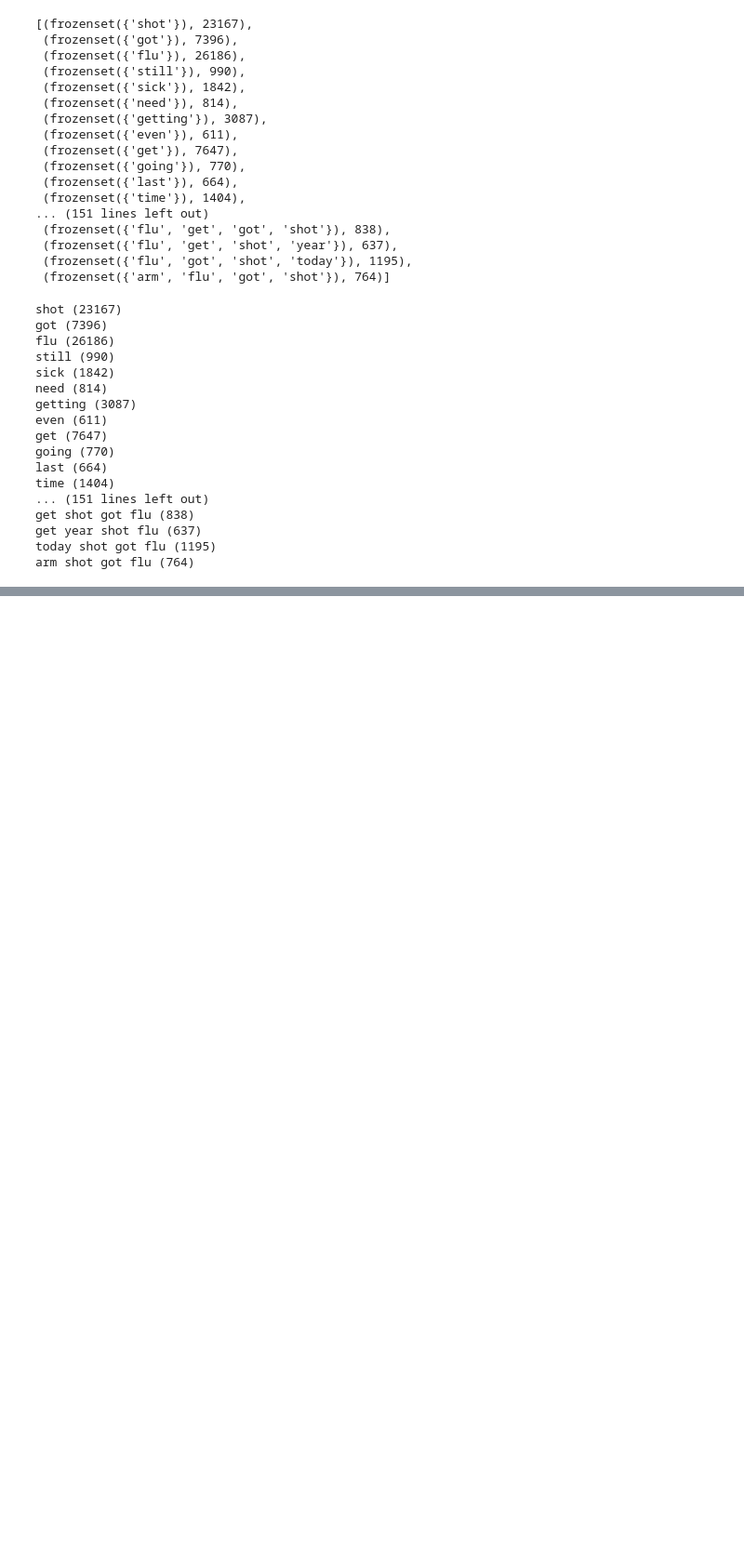
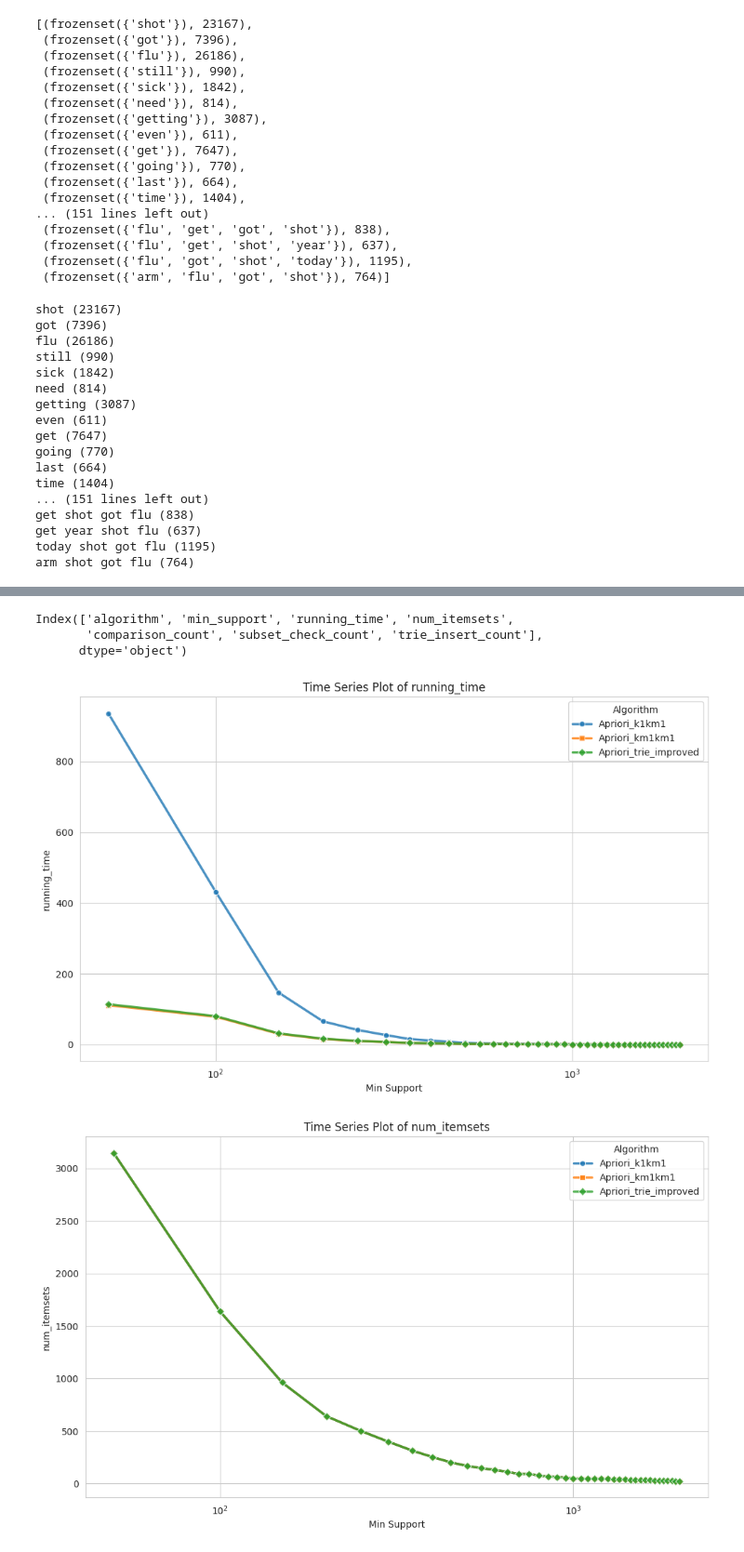
Before and after one commit to yDing121/CS470, a Jupyter notebook: HW2/HW2.ipynb, the cells around one changed output, grey strips where cells are left out. Shown at 93% size. Cells and saved outputs as stored; diff of their text form; code cells hidden in the pictures; blank space fills up the shorter version.

Commit message:
added general apriori script for all 3 variants

```diff
--- a/HW2/HW2.ipynb
+++ b/HW2/HW2.ipynb
@@ -199,0 +205,4 @@ arm shot got flu (764)
+# %%
+df = pd.read_csv("50-2000.csv")
+# df = df.groupby("min_support")
+df.head()
@@ -199,0 +216,39 @@ arm shot got flu (764)
+# %%
+df.columns
+# %% [output]
+Index(['algorithm', 'min_support', 'running_time', 'num_itemsets',
+       'comparison_count', 'subset_check_count', 'trie_insert_count'],
+      dtype='object')
+# %%
+measures = ["running_time", "num_itemsets", "comparison_count", "subset_check_count", "trie_insert_count"]
+# %%
+# Set plot style
+sns.set_style("whitegrid")
+# Define marker styles
+markers = {"Apriori_k1km1": "o", "Apriori_km1km1": "s", "Apriori_trie_improved": "D"}
+
+# Generate a plot for each measure
+for measure in measures:
+    plt.figure(figsize=(12, 7))
+
+    sns.lineplot(
+        data=df,
+        x="min_support",
+        y=measure,
+        hue="algorithm",
+        style="algorithm",  # Different styles per algorithm
+        markers=markers,    # Assign specific markers
+        dashes=False,       # Use solid lines
+        alpha=0.8,          # Reduce opacity to see overlapping points
+        linewidth=2.5       # Thicker lines for better visibility
+    )
+
+    plt.title(f"Time Series Plot of {measure}")
+    plt.xlabel("Min Support")
+    plt.ylabel(measure)
+    plt.xscale("log")  # Keeps spacing better if min_support varies widely
+    plt.legend(title="Algorithm")
+    plt.show()
+# %% [output]
+[figure, added]
+[figure, added]
```
Also changed, not shown: parts of 5 cells of this notebook, 6 other files.
